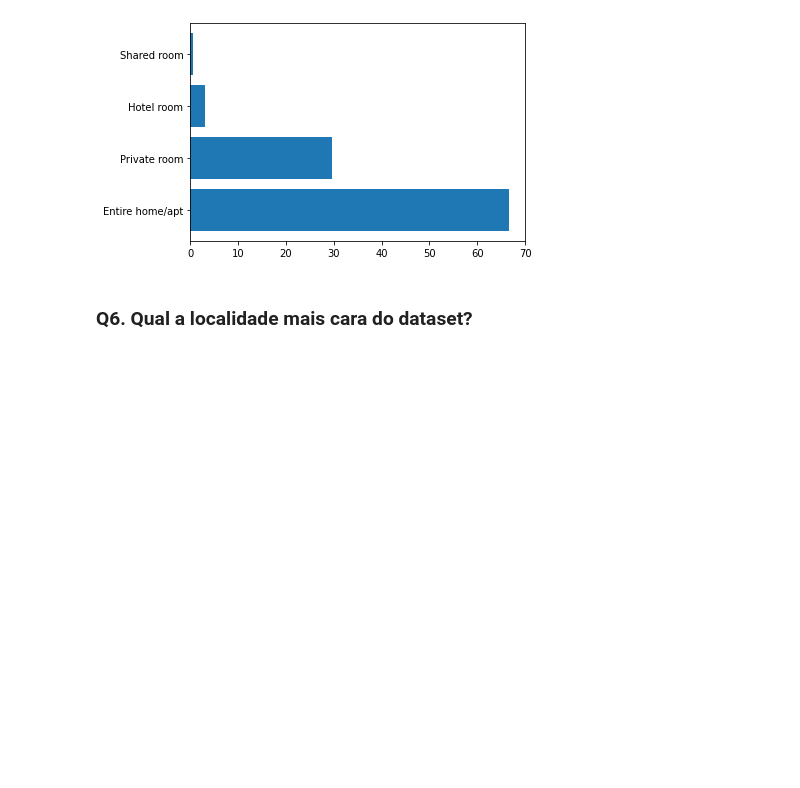
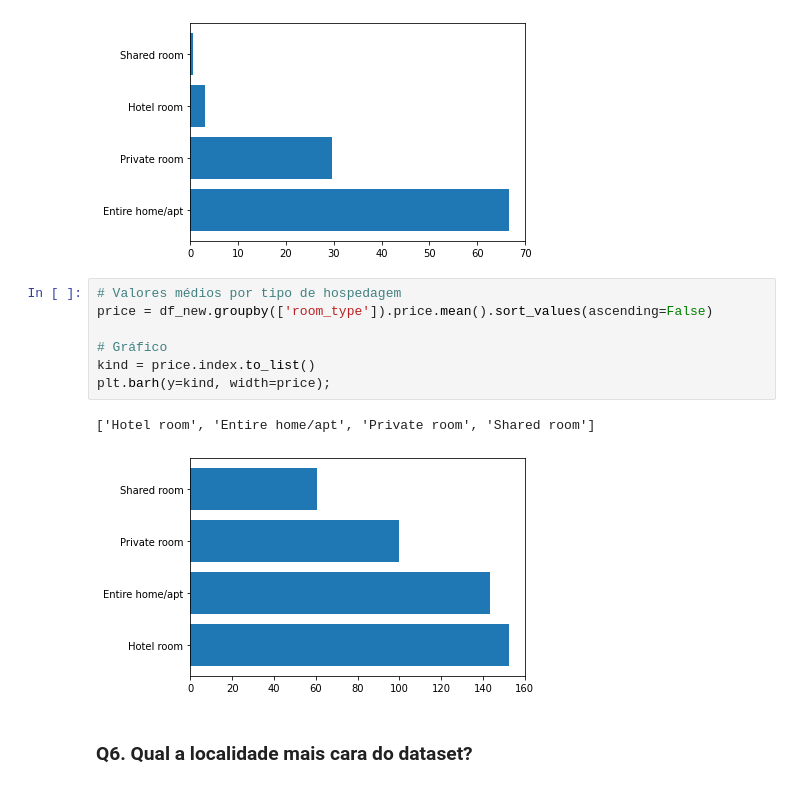
Before and after one commit to pierrebomfim/data_science, a Jupyter notebook: Analisando_os_Dados_do_Airbnb_(ROMA).ipynb, the cells around one changed output. Cells and saved outputs as stored; diff of their text form; blank space fills up the shorter version.

```diff
--- a/Analisando_os_Dados_do_Airbnb_(ROMA).ipynb
+++ b/Analisando_os_Dados_do_Airbnb_(ROMA).ipynb
@@ -281,6 +296,16 @@ for x in porc:
 plt.barh(y=df_new.room_type.unique(), width=width);
 # %% [output]
 [figure]
+# %%
+# Valores médios por tipo de hospedagem
+price = df_new.groupby(['room_type']).price.mean().sort_values(ascending=False)
+
+# Gráfico
+kind = price.index.to_list()
+plt.barh(y=kind, width=price);
+# %% [output]
+['Hotel room', 'Entire home/apt', 'Private room', 'Shared room']
+[figure, added]
 # %% [markdown]
 ### **Q6. Qual a localidade mais cara do dataset?**
 # %%
```
Also changed, not shown: parts of 8 cells of this notebook.
